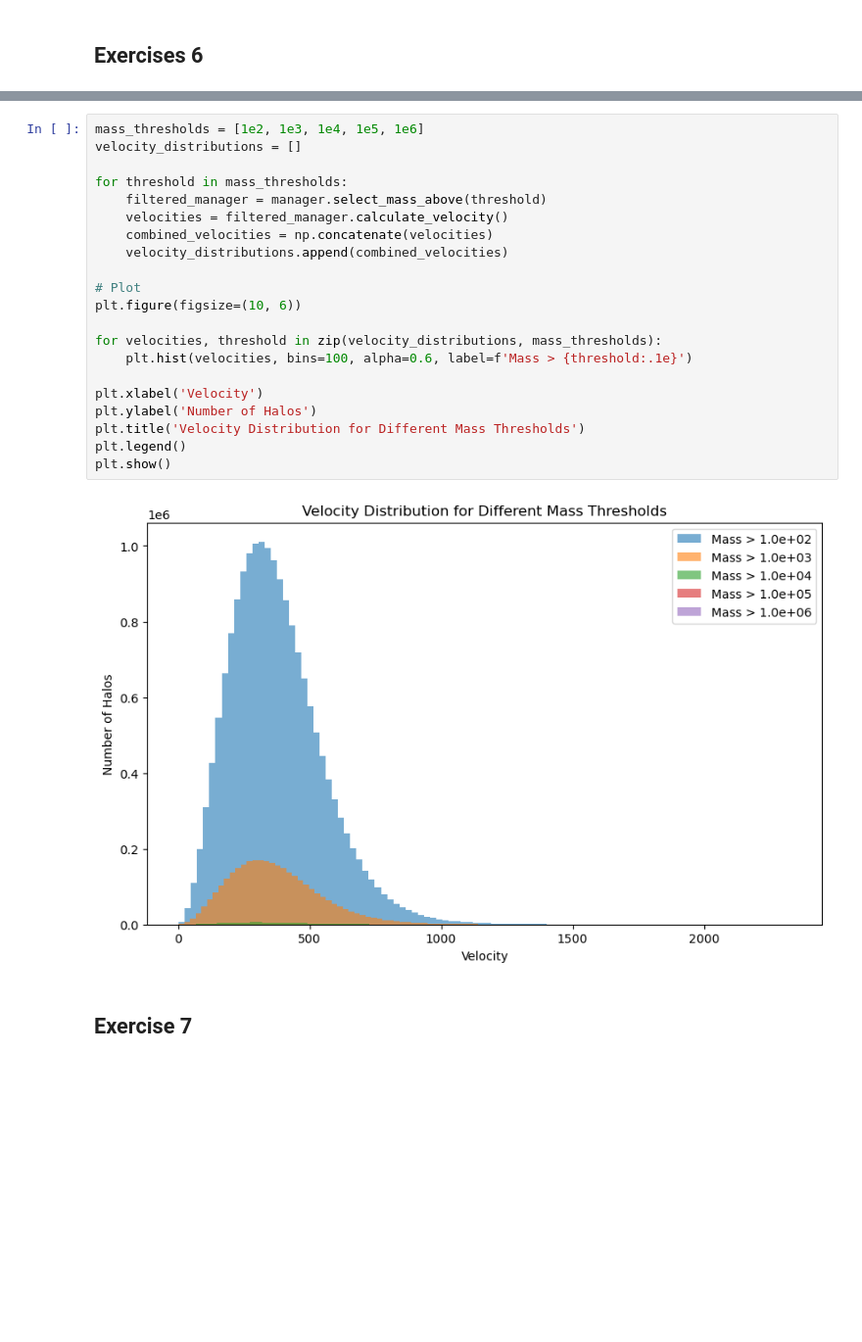
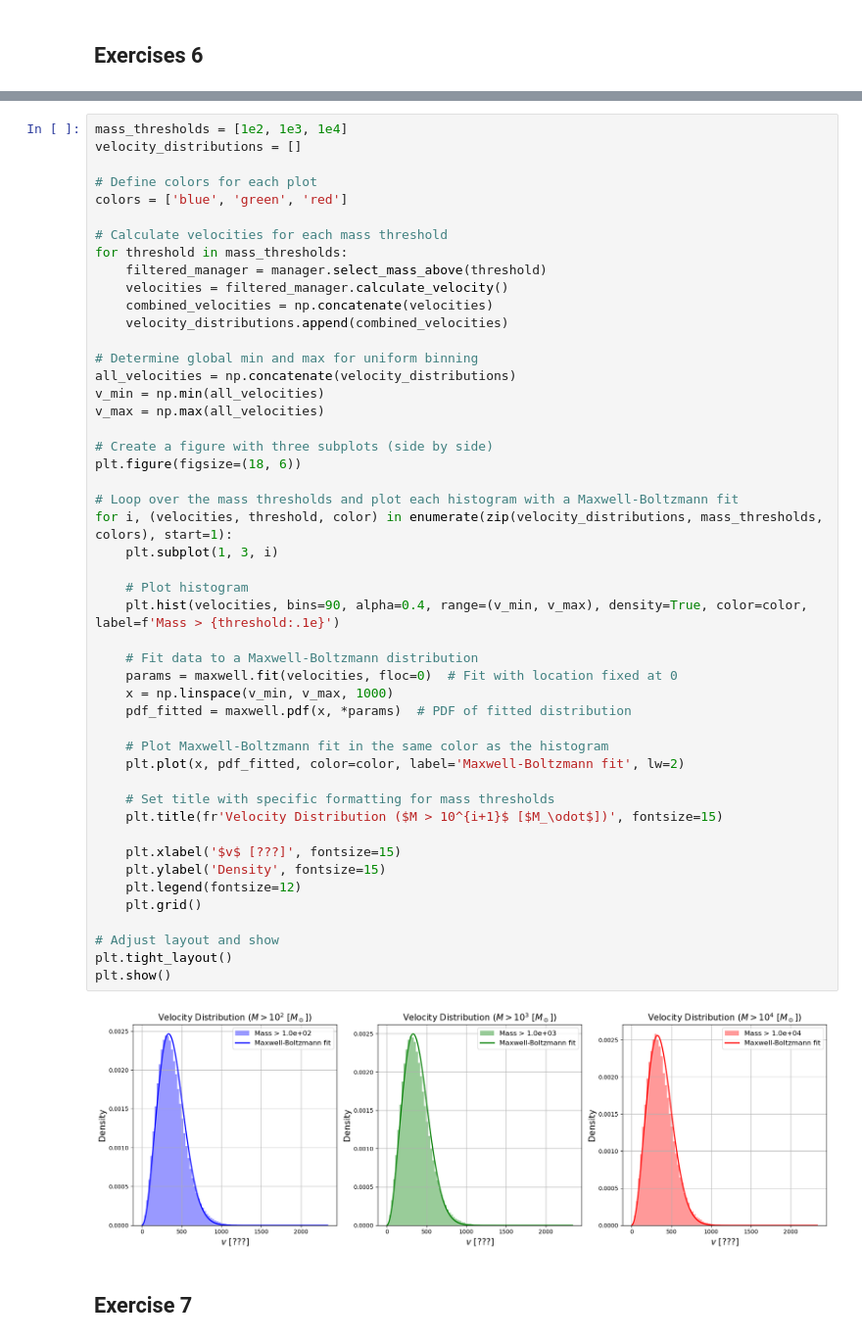
Before and after one commit to matteopicciolini/MasterThesis, a Jupyter notebook: DataAnalysis.ipynb, the cells around one changed output, grey strips where cells are left out. Shown at 98% size. Drawn from its saved outputs; the diff is of its cells as text; blank space fills up the shorter version.

```diff
--- a/DataAnalysis.ipynb
+++ b/DataAnalysis.ipynb
@@ -99,27 +113,54 @@ Reading AllSkyMock_snap_061_1.bin0
 Reading AllSkyMock_snap_061_2.bin0
 Reading AllSkyMock_snap_061_3.bin0
 # %%
-mass_thresholds = [1e2, 1e3, 1e4, 1e5, 1e6]
+mass_thresholds = [1e2, 1e3, 1e4]
 velocity_distributions = []
 
+# Define colors for each plot
+colors = ['blue', 'green', 'red']
+
+# Calculate velocities for each mass threshold
 for threshold in mass_thresholds:
     filtered_manager = manager.select_mass_above(threshold)
     velocities = filtered_manager.calculate_velocity()
     combined_velocities = np.concatenate(velocities)
     velocity_distributions.append(combined_velocities)
 
-# Plot
-plt.figure(figsize=(10, 6))
+# Determine global min and max for uniform binning
+all_velocities = np.concatenate(velocity_distributions)
+v_min = np.min(all_velocities)
+v_max = np.max(all_velocities)
 
-for velocities, threshold in zip(velocity_distributions, mass_thresholds):
-    plt.hist(velocities, bins=100, alpha=0.6, label=f'Mass > {threshold:.1e}')
+# Create a figure with three subplots (side by side)
+plt.figure(figsize=(18, 6))
 
-plt.xlabel('Velocity')
-plt.ylabel('Number of Halos')
-plt.title('Velocity Distribution for Different Mass Thresholds')
-plt.legend()
+# Loop over the mass thresholds and plot each histogram with a Maxwell-Boltzmann fit
+for i, (velocities, threshold, color) in enumerate(zip(velocity_distributions, mass_thresholds, colors), start=1):
+    plt.subplot(1, 3, i)
+
+    # Plot histogram
+    plt.hist(velocities, bins=90, alpha=0.4, range=(v_min, v_max), density=True, color=color, label=f'Mass > {threshold:.1e}')
+
+    # Fit data to a Maxwell-Boltzmann distribution
+    params = maxwell.fit(velocities, floc=0)  # Fit with location fixed at 0
+    x = np.linspace(v_min, v_max, 1000)
+    pdf_fitted = maxwell.pdf(x, *params)  # PDF of fitted distribution
+
+    # Plot Maxwell-Boltzmann fit in the same color as the histogram
+    plt.plot(x, pdf_fitted, color=color, label='Maxwell-Boltzmann fit', lw=2)
+
+    # Set title with specific formatting for mass thresholds
+    plt.title(fr'Velocity Distribution ($M > 10^{i+1}$ [$M_\odot$])', fontsize=15)
+
+    plt.xlabel('$v$ [???]', fontsize=15)
+    plt.ylabel('Density', fontsize=15)
+    plt.legend(fontsize=12)
+    plt.grid()
+
+# Adjust layout and show
+plt.tight_layout()
 plt.show()
 # %% [output]
-[figure, old version]
+[figure, new version]
 # %% [markdown]
 ## Exercise 7
```
Also changed, not shown: parts of 13 cells of this notebook.
